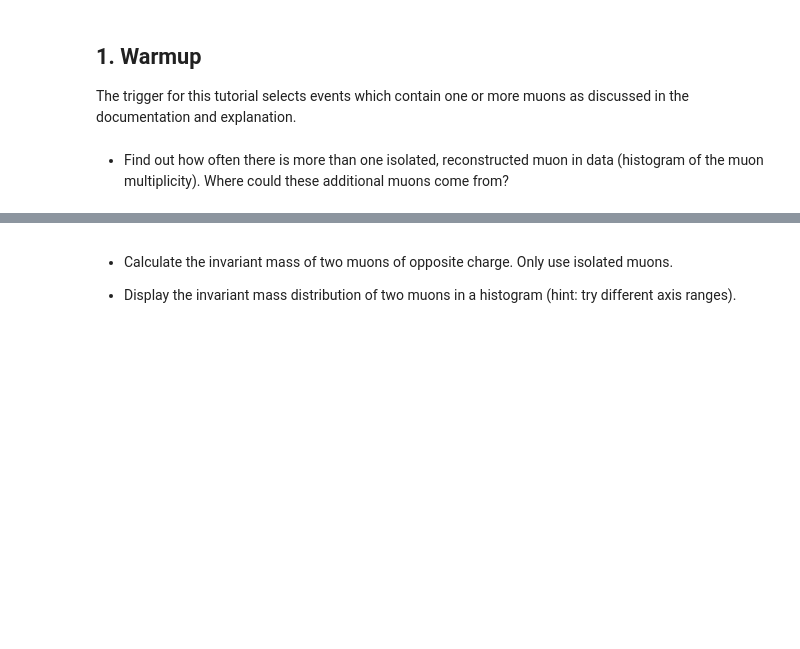
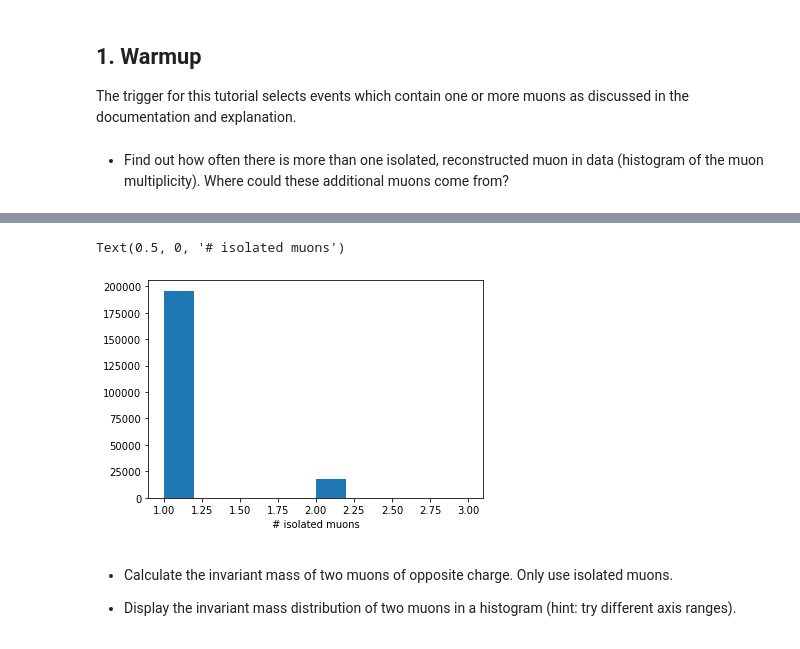
Before and after one commit to QuarkNet-HEP/ttbar-heptutorial, a Jupyter notebook: ttbar-heptutorial.ipynb, the cells around one changed output, grey strips where cells are left out. Saved outputs shown, nothing was run; the diff lists cells and outputs as text; code cells hidden in the pictures; blank space fills up the shorter version.

```diff
--- a/ttbar-heptutorial.ipynb
+++ b/ttbar-heptutorial.ipynb
@@ -212,7 +238,13 @@ n,b,_ = plt.hist(data_events.NMuon)
 # %%
-iso_muons = data_events[ak.any(data_events.Muon.Iso / data_events.Muon.Pt < 0.10, axis=1)]
+iso_muons = data_events[
+    ak.any((data_events.Muon.Iso / data_events.Muon.Pt < 0.10) & (data_events.Muon.Pt > 25), axis=1)
+]
 
 n,b,_ = plt.hist(iso_muons.NMuon)
+plt.xlabel('# isolated muons')
+# %% [output]
+Text(0.5, 0, '# isolated muons')
+[figure, added]
 # %% [markdown]
 * Calculate the invariant mass of two muons of opposite charge. Only use isolated muons.
 
```
Also changed, not shown: parts of 13 cells of this notebook.
